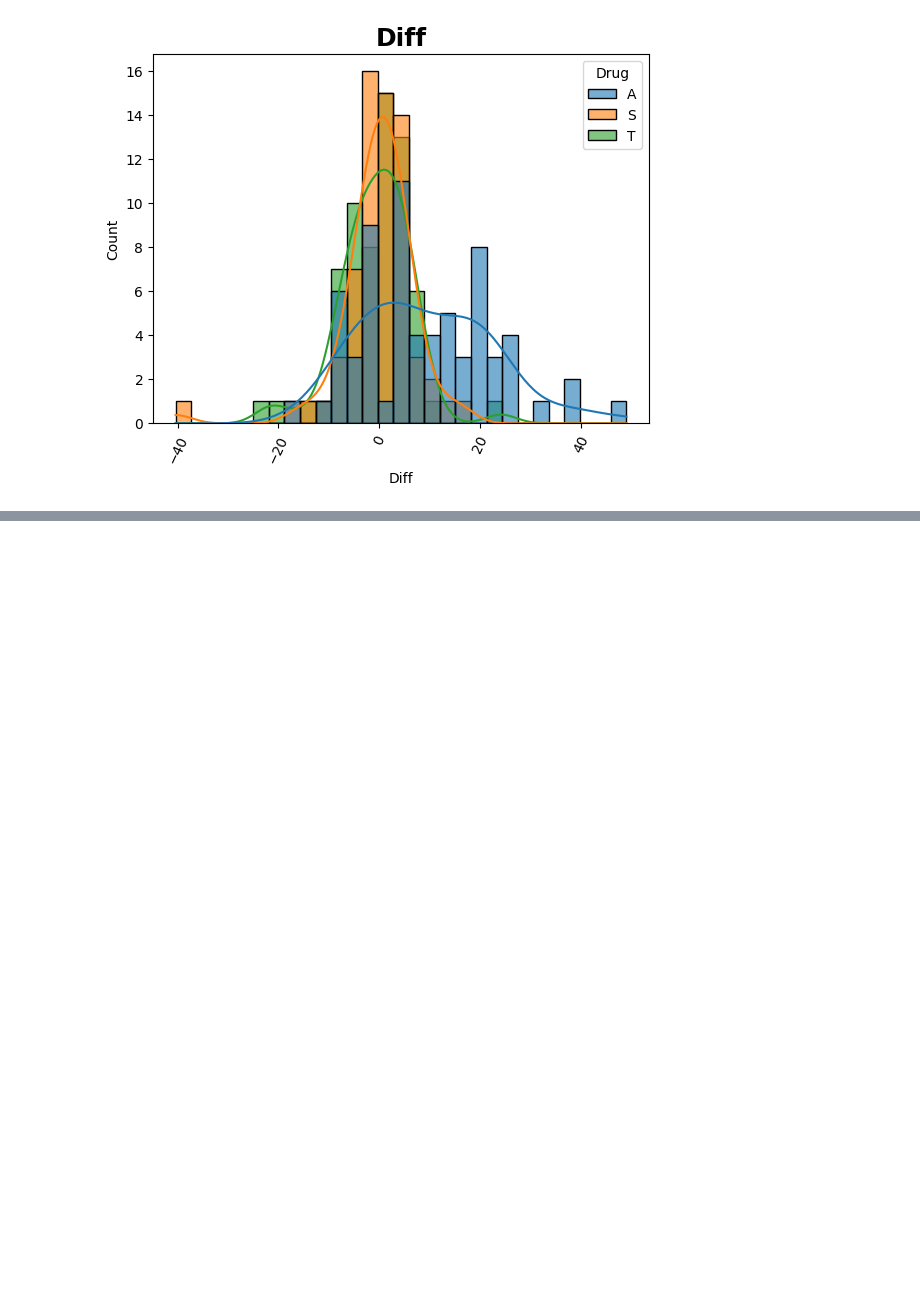
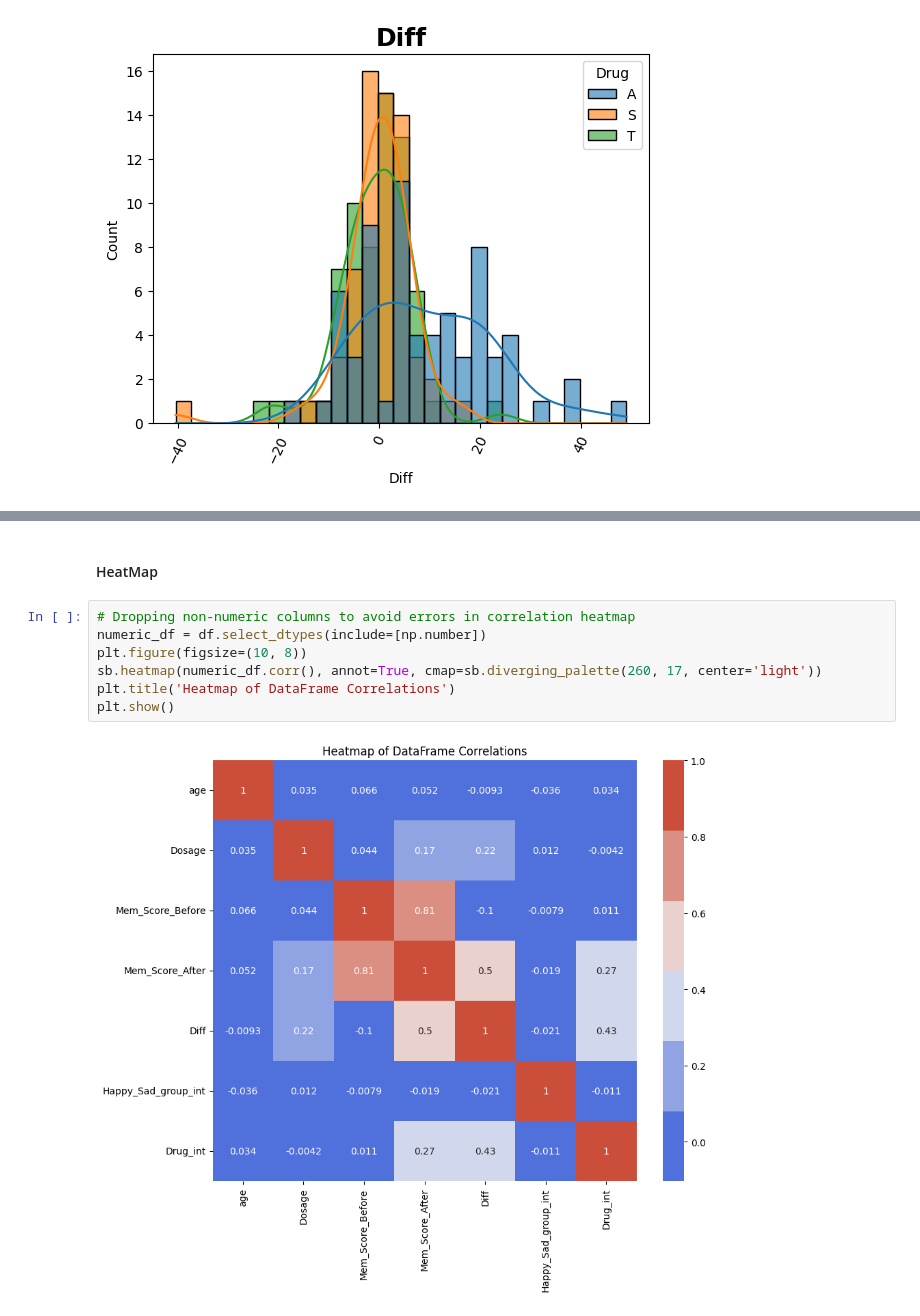
Before and after one commit to SHIVAM-MARS/Machine-Learning-and-Data-Science, a Jupyter notebook: Memory_Test_on_Drugged_Islanders_Data/Memory_Test_on_Drugged_Islanders_Data.ipynb, the cells around one changed output, grey strips where cells are left out. Drawn from its saved outputs; the diff is of its cells as text; blank space fills up the shorter version.

```diff
--- a/Memory_Test_on_Drugged_Islanders_Data/Memory_Test_on_Drugged_Islanders_Data.ipynb
+++ b/Memory_Test_on_Drugged_Islanders_Data/Memory_Test_on_Drugged_Islanders_Data.ipynb
@@ -218,0 +348,11 @@ for value in df.columns:
+# %% [markdown]
+#### HeatMap
+# %%
+# Dropping non-numeric columns to avoid errors in correlation heatmap
+numeric_df = df.select_dtypes(include=[np.number])
+plt.figure(figsize=(10, 8))
+sb.heatmap(numeric_df.corr(), annot=True, cmap=sb.diverging_palette(260, 17, center='light'))
+plt.title('Heatmap of DataFrame Correlations')
+plt.show()
+# %% [output]
+[figure, added]
```
Also changed, not shown: parts of 34 cells of this notebook.
